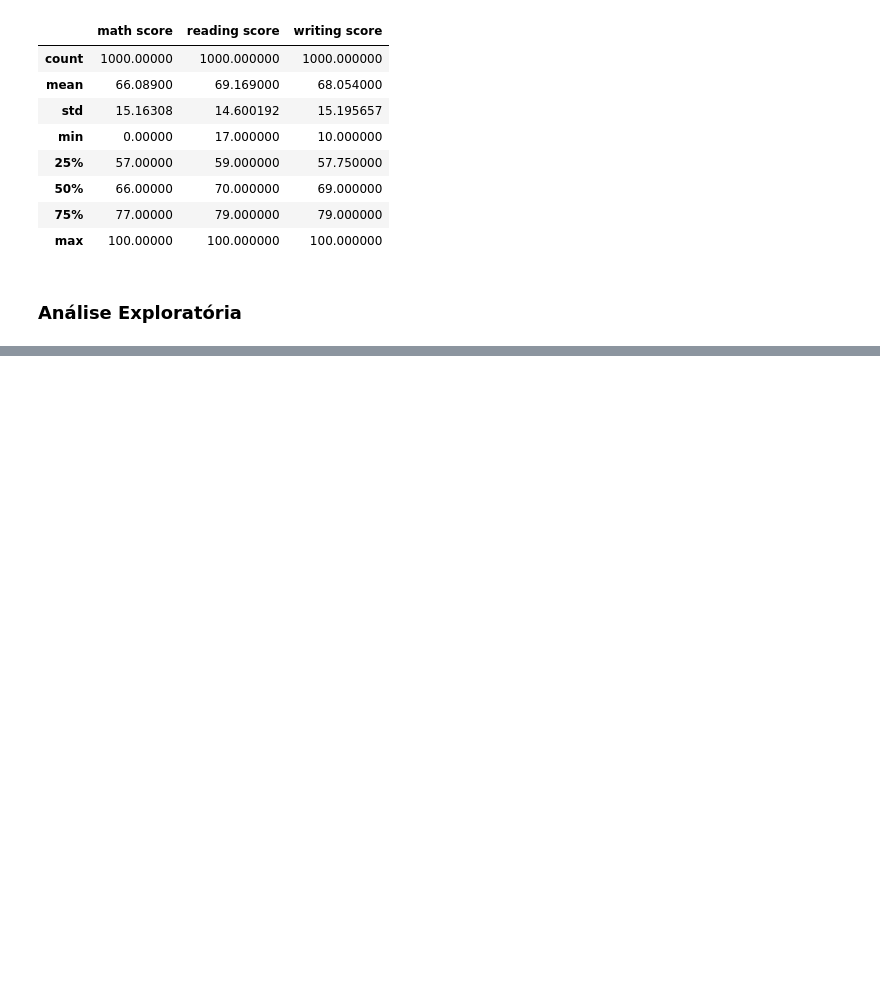
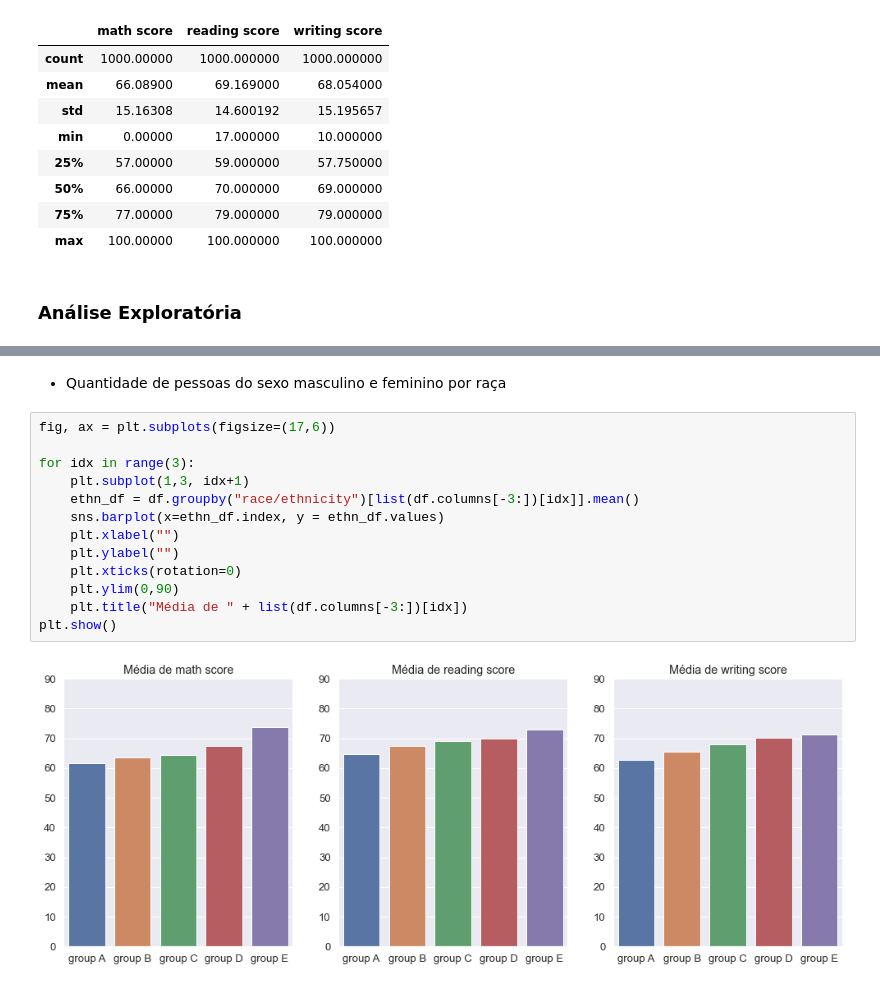
Before and after one commit to helenacypreste/helen-marlon-letscode-projeto2, a Jupyter notebook: notebooks/EDA-students-performance-exams.ipynb, the cells around one changed output, grey strips where cells are left out. Drawn from its saved outputs; the diff is of its cells as text; blank space fills up the shorter version.

```diff
--- a/notebooks/EDA-students-performance-exams.ipynb
+++ b/notebooks/EDA-students-performance-exams.ipynb
@@ -127,0 +119,17 @@ TypeError: 'AxesSubplot' object is not subscriptable
+# %% [markdown]
+* Quantidade de pessoas do sexo masculino e feminino por raça
+# %%
+fig, ax = plt.subplots(figsize=(17,6))
+
+for idx in range(3):
+    plt.subplot(1,3, idx+1)
+    ethn_df = df.groupby("race/ethnicity")[list(df.columns[-3:])[idx]].mean()
+    sns.barplot(x=ethn_df.index, y = ethn_df.values)
+    plt.xlabel("")
+    plt.ylabel("")
+    plt.xticks(rotation=0)
+    plt.ylim(0,90)
+    plt.title("Média de " + list(df.columns[-3:])[idx])
+plt.show()
+# %% [output]
+[figure, added]
```
Also changed, not shown: parts of 8 cells of this notebook.
